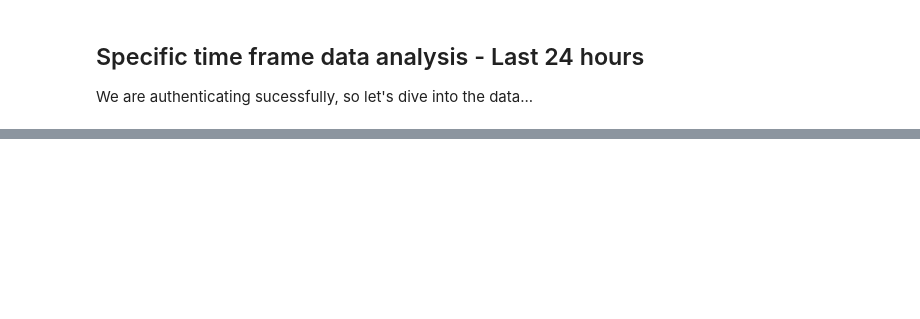
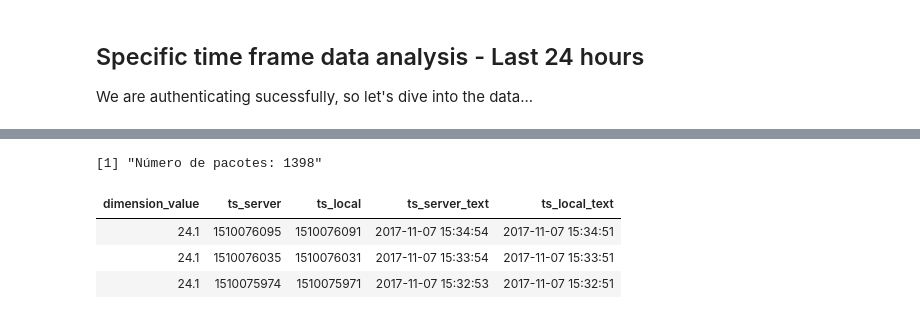
Before and after one commit to agrinessedge/portia-iot, a Jupyter notebook: examples/R.ipynb, the cells around one changed output, grey strips where cells are left out. Drawn from its saved outputs; the diff is of its cells as text; code cells hidden in the pictures; blank space fills up the shorter version.

```diff
--- a/examples/R.ipynb
+++ b/examples/R.ipynb
@@ -178,0 +76,9 @@ plot(readings.toxicgases$ts_text,readings.toxicgases$dimension_value, "s",  col=
+# %%
+paste("Número de pacotes:", nrow(readings.temperature))
+head(readings.temperature, n=3)
+# %% [output]
+[1] "Número de pacotes: 1398"
+| dimension_value | ts_server | ts_local | ts_server_text | ts_local_text |
+| 24.1 | 1510076095 | 1510076091 | 2017-11-07 15:34:54 | 2017-11-07 15:34:51 |
+| 24.1 | 1510076035 | 1510076031 | 2017-11-07 15:33:54 | 2017-11-07 15:33:51 |
+| 24.1 | 1510075974 | 1510075971 | 2017-11-07 15:32:53 | 2017-11-07 15:32:51 |
```
Also changed, not shown: parts of 21 cells of this notebook, 1 other file.
